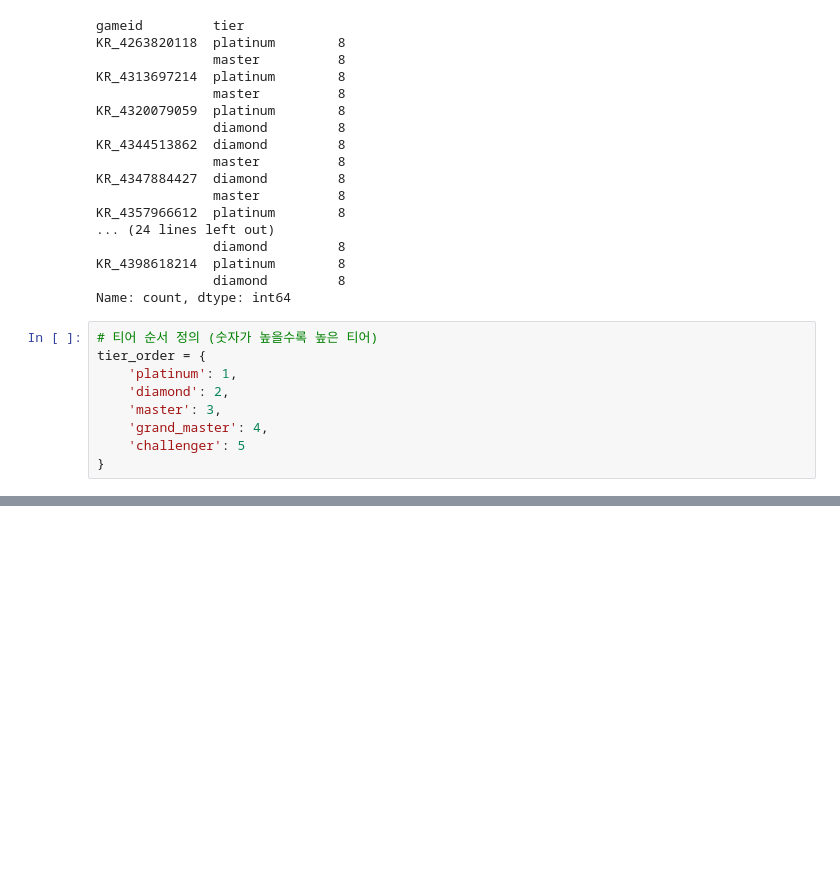
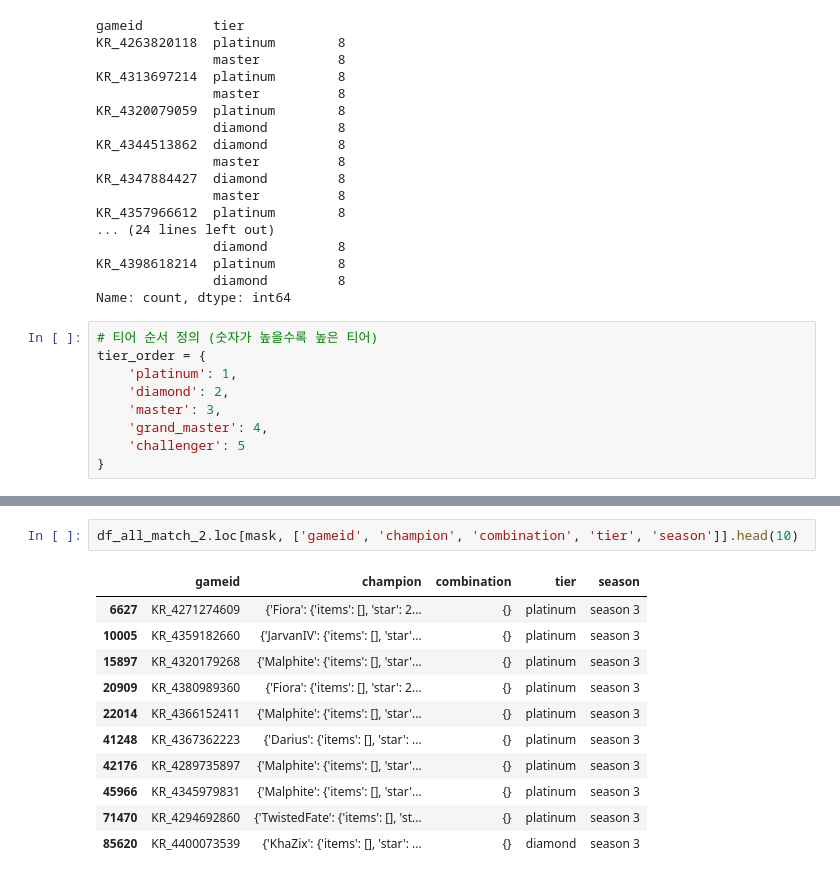
Before and after one commit to hanalo26/Third-project-sparta, a Jupyter notebook: works/JH/JH_Data_pre-process_v1.ipynb, the cells around one changed output, grey strips where cells are left out. Drawn from its saved outputs; the diff is of its cells as text; blank space fills up the shorter version.

```diff
--- a/works/JH/JH_Data_pre-process_v1.ipynb
+++ b/works/JH/JH_Data_pre-process_v1.ipynb
@@ -431,0 +313,14 @@ for item_id, count in spatula_counter.most_common():
+# %%
+df_all_match_2.loc[mask, ['gameid', 'champion', 'combination', 'tier', 'season']].head(10)
+# %% [output]
+|  | gameid | champion | combination | tier | season |
+| 6627 | KR_4271274609 | {'Fiora': {'items': [], 'star': 2... | {} | platinum | season 3 |
+| 10005 | KR_4359182660 | {'JarvanIV': {'items': [], 'star'... | {} | platinum | season 3 |
+| 15897 | KR_4320179268 | {'Malphite': {'items': [], 'star'... | {} | platinum | season 3 |
+| 20909 | KR_4380989360 | {'Fiora': {'items': [], 'star': 2... | {} | platinum | season 3 |
+| 22014 | KR_4366152411 | {'Malphite': {'items': [], 'star'... | {} | platinum | season 3 |
+| 41248 | KR_4367362223 | {'Darius': {'items': [], 'star': ... | {} | platinum | season 3 |
+| 42176 | KR_4289735897 | {'Malphite': {'items': [], 'star'... | {} | platinum | season 3 |
+| 45966 | KR_4345979831 | {'Malphite': {'items': [], 'star'... | {} | platinum | season 3 |
+| 71470 | KR_4294692860 | {'TwistedFate': {'items': [], 'st... | {} | platinum | season 3 |
+| 85620 | KR_4400073539 | {'KhaZix': {'items': [], 'star': ... | {} | diamond | season 3 |
```
Also changed, not shown: parts of 28 cells of this notebook.
